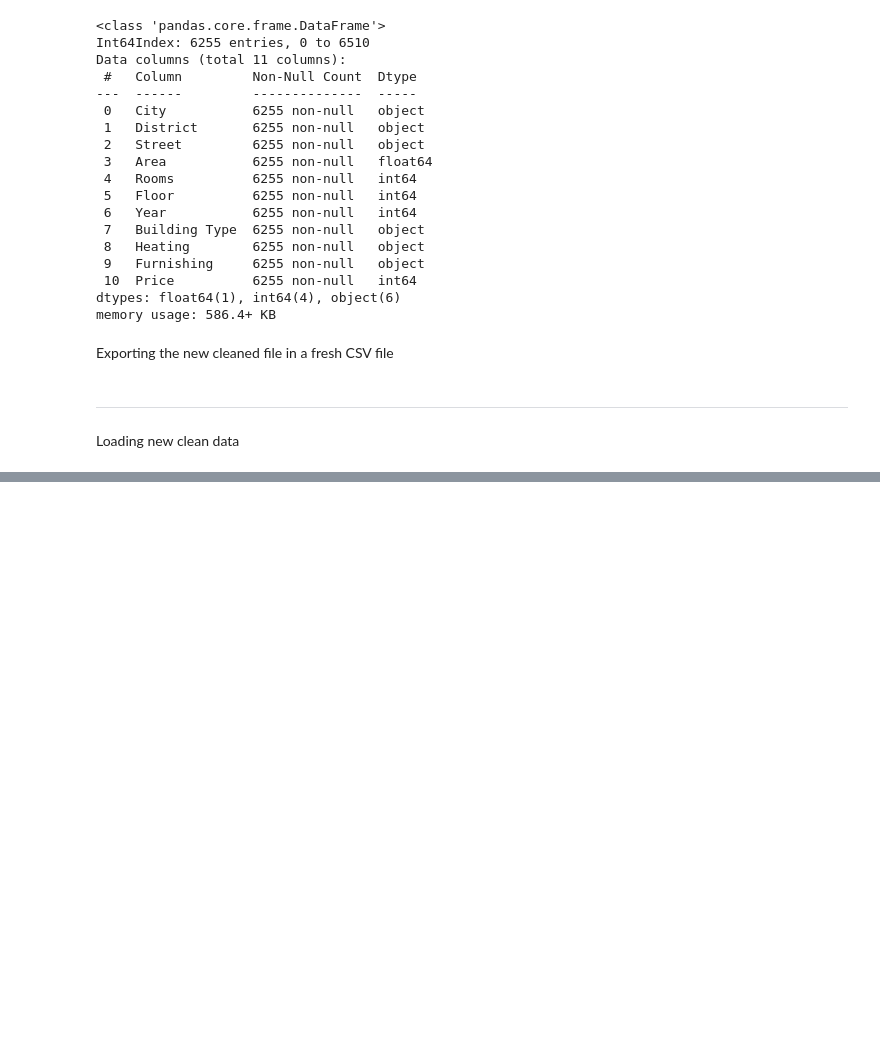
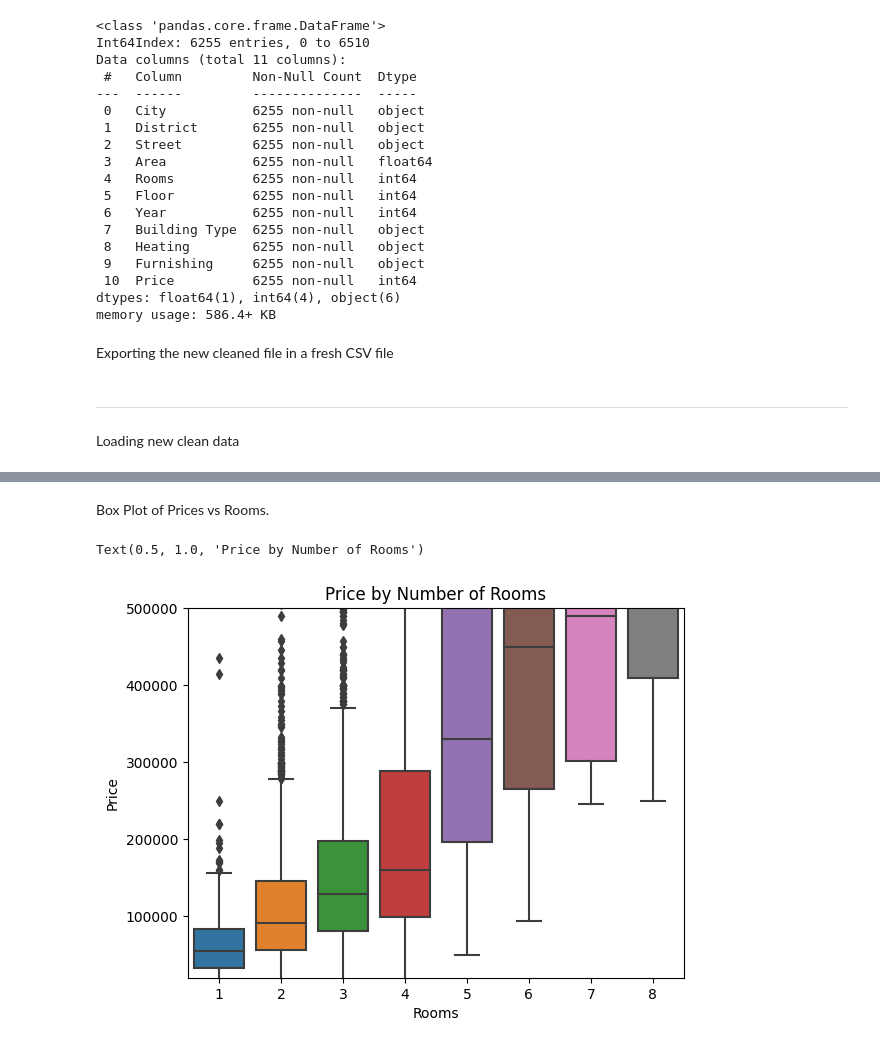
Before and after one commit to erikonasz/AruodasScrape, a Jupyter notebook: data-analysis/model.ipynb, the cells around one changed output, grey strips where cells are left out. Cells and saved outputs as stored; diff of their text form; code cells hidden in the pictures; blank space fills up the shorter version.

```diff
--- a/data-analysis/model.ipynb
+++ b/data-analysis/model.ipynb
@@ -243,0 +296,11 @@ data = pd.read_csv("apartments_clean.csv")
+# %% [markdown]
+Box Plot of Prices vs Rooms.
+# %%
+sns.boxplot(x='Rooms', y='Price', data=data)
+plt.ylim(20000, 500000)
+plt.xlabel('Rooms')
+plt.ylabel('Price')
+plt.title('Price by Number of Rooms')
+# %% [output]
+Text(0.5, 1.0, 'Price by Number of Rooms')
+[figure, added]
```
Also changed, not shown: parts of 23 cells of this notebook.
